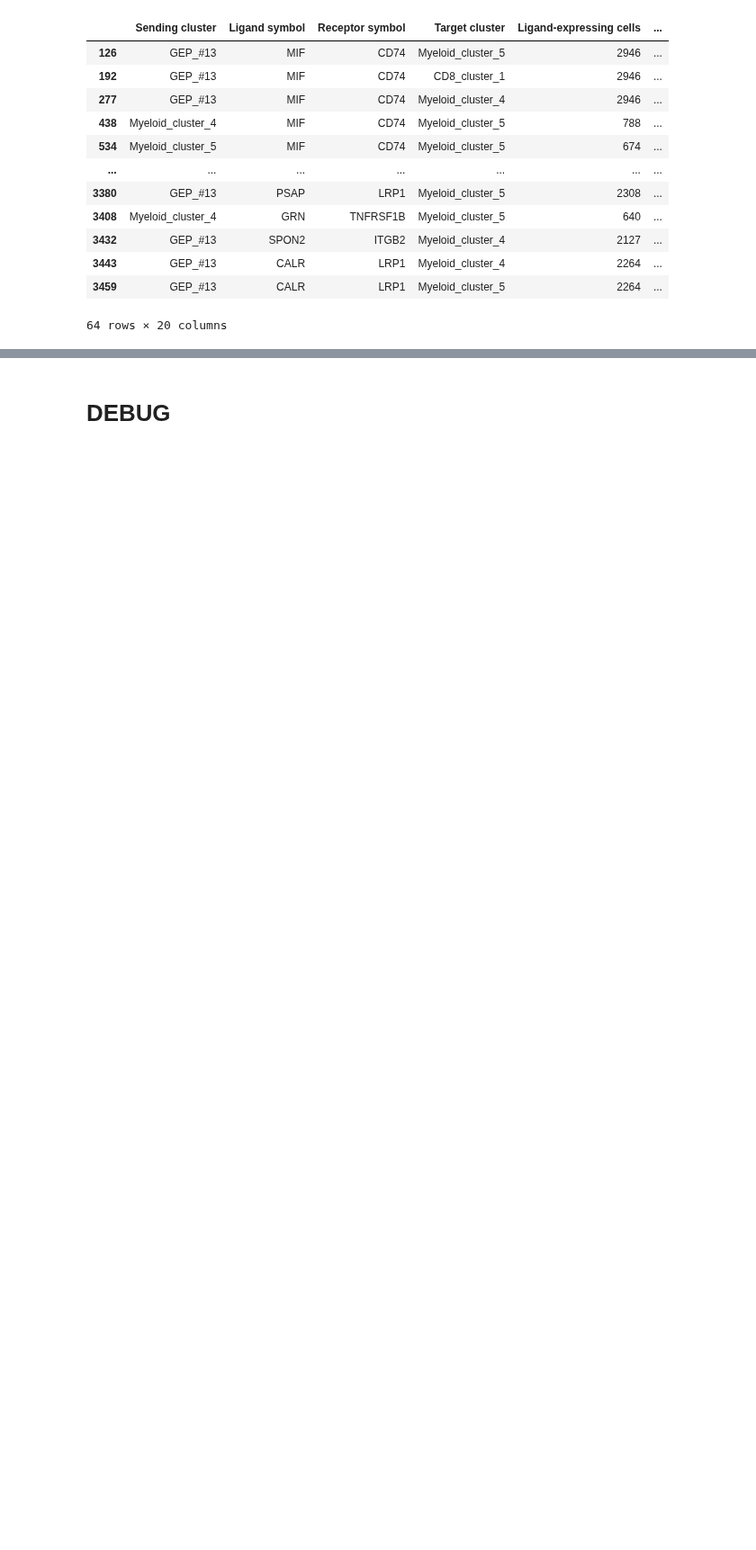
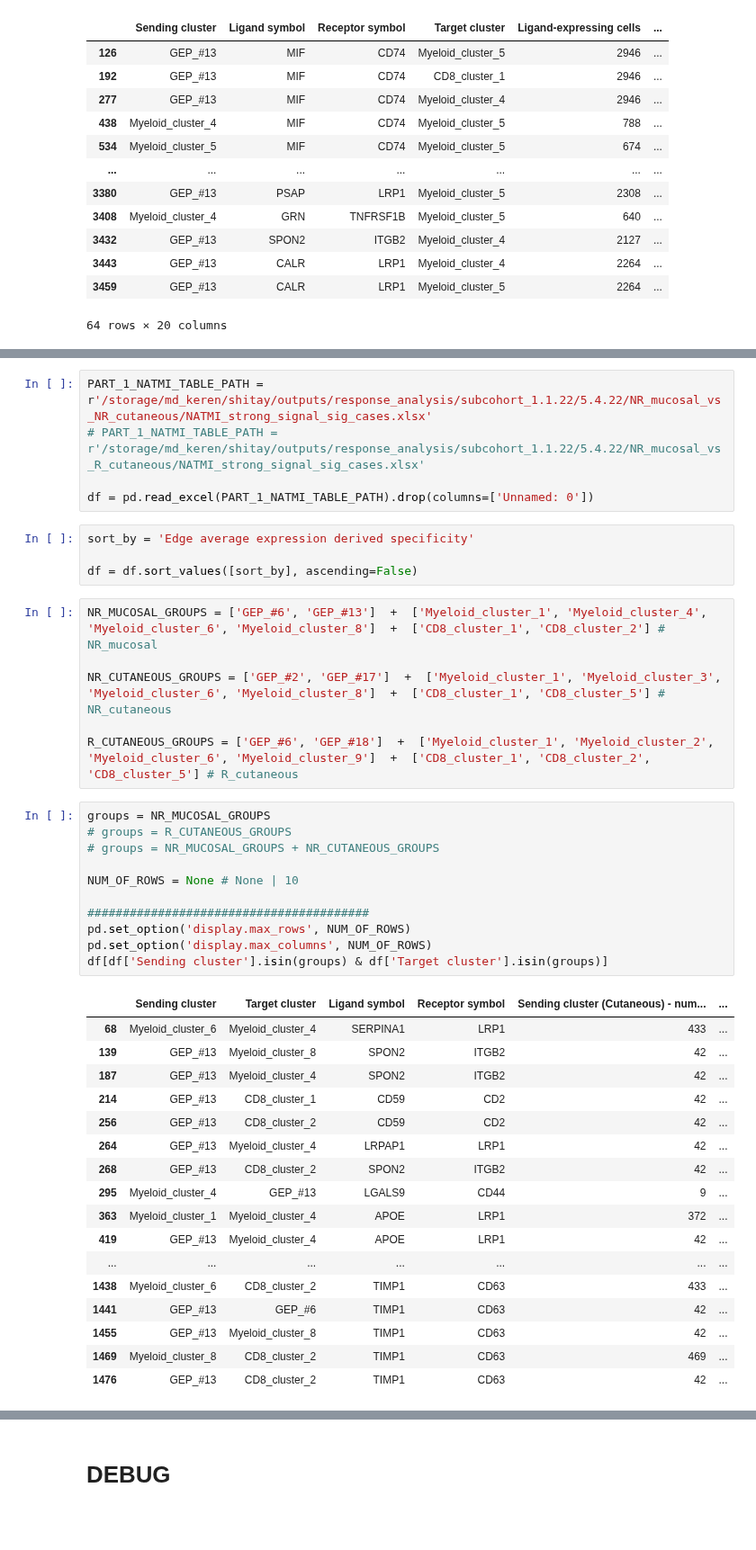
Before and after one commit to ItayShlosberg/classifying-response-to-immunotherapy, a Jupyter notebook: data_analysis/SERVER_NBS/NATMI/receptor_ligand_analysis.ipynb, the cells around one changed output, grey strips where cells are left out. Shown at 90% size. Saved outputs shown, nothing was run; the diff lists cells and outputs as text; blank space fills up the shorter version.

```diff
--- a/data_analysis/SERVER_NBS/NATMI/receptor_ligand_analysis.ipynb
+++ b/data_analysis/SERVER_NBS/NATMI/receptor_ligand_analysis.ipynb
@@ -437,0 +419,44 @@ res_df
+# %%
+PART_1_NATMI_TABLE_PATH = r'/storage/md_keren/shitay/outputs/response_analysis/subcohort_1.1.22/5.4.22/NR_mucosal_vs_NR_cutaneous/NATMI_strong_signal_sig_cases.xlsx'
+# PART_1_NATMI_TABLE_PATH = r'/storage/md_keren/shitay/outputs/response_analysis/subcohort_1.1.22/5.4.22/NR_mucosal_vs_R_cutaneous/NATMI_strong_signal_sig_cases.xlsx'
+
+df = pd.read_excel(PART_1_NATMI_TABLE_PATH).drop(columns=['Unnamed: 0'])
+# %%
+sort_by = 'Edge average expression derived specificity'
+
+df = df.sort_values([sort_by], ascending=False)
+# %%
+NR_MUCOSAL_GROUPS = ['GEP_#6', 'GEP_#13']  +  ['Myeloid_cluster_1', 'Myeloid_cluster_4', 'Myeloid_cluster_6', 'Myeloid_cluster_8']  +  ['CD8_cluster_1', 'CD8_cluster_2'] # NR_mucosal
+
+NR_CUTANEOUS_GROUPS = ['GEP_#2', 'GEP_#17']  +  ['Myeloid_cluster_1', 'Myeloid_cluster_3', 'Myeloid_cluster_6', 'Myeloid_cluster_8']  +  ['CD8_cluster_1', 'CD8_cluster_5'] # NR_cutaneous
+
+R_CUTANEOUS_GROUPS = ['GEP_#6', 'GEP_#18']  +  ['Myeloid_cluster_1', 'Myeloid_cluster_2', 'Myeloid_cluster_6', 'Myeloid_cluster_9']  +  ['CD8_cluster_1', 'CD8_cluster_2', 'CD8_cluster_5'] # R_cutaneous
+# %%
+groups = NR_MUCOSAL_GROUPS
+# groups = R_CUTANEOUS_GROUPS
+# groups = NR_MUCOSAL_GROUPS + NR_CUTANEOUS_GROUPS
+
+NUM_OF_ROWS = None # None | 10
+
+########################################
+pd.set_option('display.max_rows', NUM_OF_ROWS)
+pd.set_option('display.max_columns', NUM_OF_ROWS)
+df[df['Sending cluster'].isin(groups) & df['Target cluster'].isin(groups)]
+# %% [output]
+|  | Sending cluster | Target cluster | Ligand symbol | Receptor symbol | Sending cluster (Cutaneous) - num... | ... |
+| 68 | Myeloid_cluster_6 | Myeloid_cluster_4 | SERPINA1 | LRP1 | 433 | ... |
+| 139 | GEP_#13 | Myeloid_cluster_8 | SPON2 | ITGB2 | 42 | ... |
+| 187 | GEP_#13 | Myeloid_cluster_4 | SPON2 | ITGB2 | 42 | ... |
+| 214 | GEP_#13 | CD8_cluster_1 | CD59 | CD2 | 42 | ... |
+| 256 | GEP_#13 | CD8_cluster_2 | CD59 | CD2 | 42 | ... |
+| 264 | GEP_#13 | Myeloid_cluster_4 | LRPAP1 | LRP1 | 42 | ... |
+| 268 | GEP_#13 | CD8_cluster_2 | SPON2 | ITGB2 | 42 | ... |
+| 295 | Myeloid_cluster_4 | GEP_#13 | LGALS9 | CD44 | 9 | ... |
+| 363 | Myeloid_cluster_1 | Myeloid_cluster_4 | APOE | LRP1 | 372 | ... |
+| 419 | GEP_#13 | Myeloid_cluster_4 | APOE | LRP1 | 42 | ... |
+| ... | ... | ... | ... | ... | ... | ... |
+| 1438 | Myeloid_cluster_6 | CD8_cluster_2 | TIMP1 | CD63 | 433 | ... |
+| 1441 | GEP_#13 | GEP_#6 | TIMP1 | CD63 | 42 | ... |
+| 1455 | GEP_#13 | Myeloid_cluster_8 | TIMP1 | CD63 | 42 | ... |
+| 1469 | Myeloid_cluster_8 | CD8_cluster_2 | TIMP1 | CD63 | 469 | ... |
+| 1476 | GEP_#13 | CD8_cluster_2 | TIMP1 | CD63 | 42 | ... |
```
Also changed, not shown: parts of 6 cells of this notebook, 12 other files.
